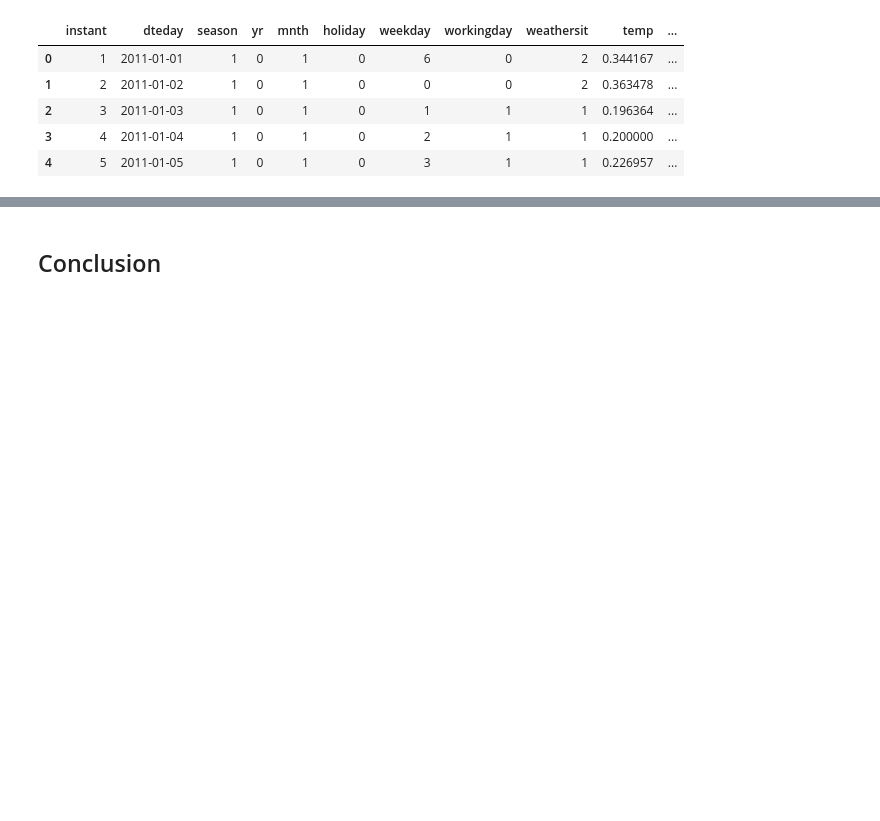
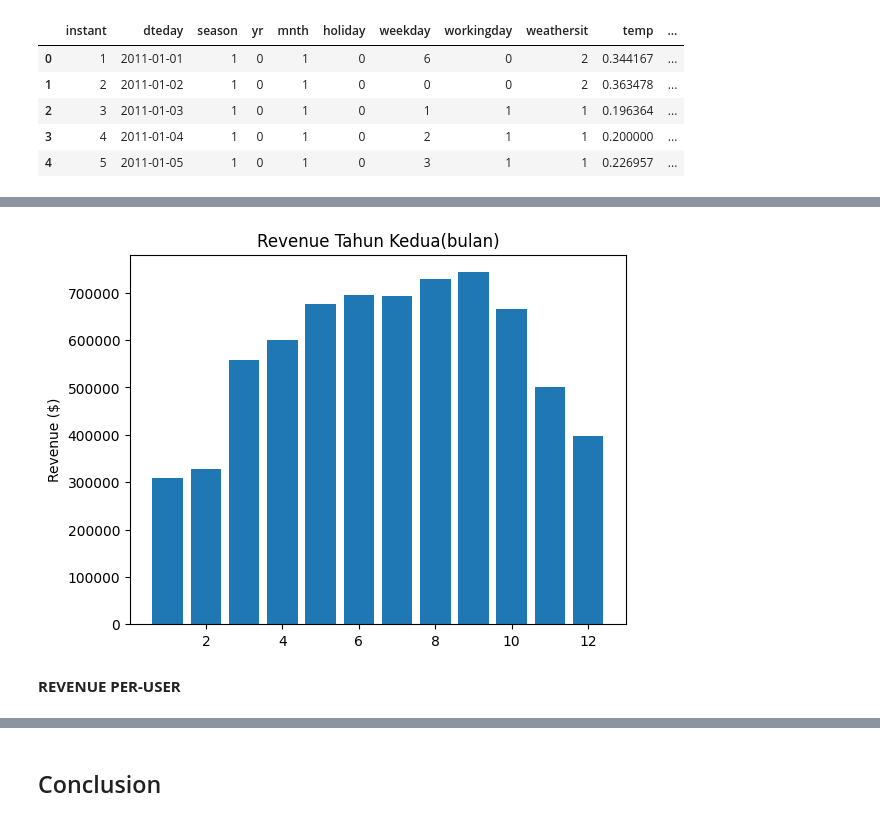
Before and after one commit to mayanggumelarr/PROYEK-ANALISIS-DATA, a Jupyter notebook: Proyek_Analisis_Data.ipynb, the cells around one changed output, grey strips where cells are left out. Saved outputs shown, nothing was run; the diff lists cells and outputs as text; code cells hidden in the pictures; blank space fills up the shorter version.

```diff
--- a/Proyek_Analisis_Data.ipynb
+++ b/Proyek_Analisis_Data.ipynb
@@ -698,0 +702,9 @@ plt.show()
+# %%
+# revenue berdasarkan bulan (tahun 2)
+reve_tahun2 = tahun2.groupby("mnth").agg({
+    'casualPrice':'sum',
+    'registeredPrice':'sum',
+    'totalPrice':'sum'
+}).reset_index()
+
+reve_tahun2.sort_values(by='totalPrice', ascending=False)
@@ -698,0 +725,12 @@ plt.show()
+# %%
+mo2 = reve_tahun2['mnth']
+re2 = reve_tahun2['totalPrice']
+
+plt.bar(x=mo2, height=re2)
+plt.ylabel('Revenue ($)')
+plt.title('Revenue Tahun Kedua(bulan)')
+plt.show()
+# %% [output]
+[figure, added]
+# %% [markdown]
+**REVENUE PER-USER**
```
Also changed, not shown: parts of 6 cells of this notebook, 1 other file.
